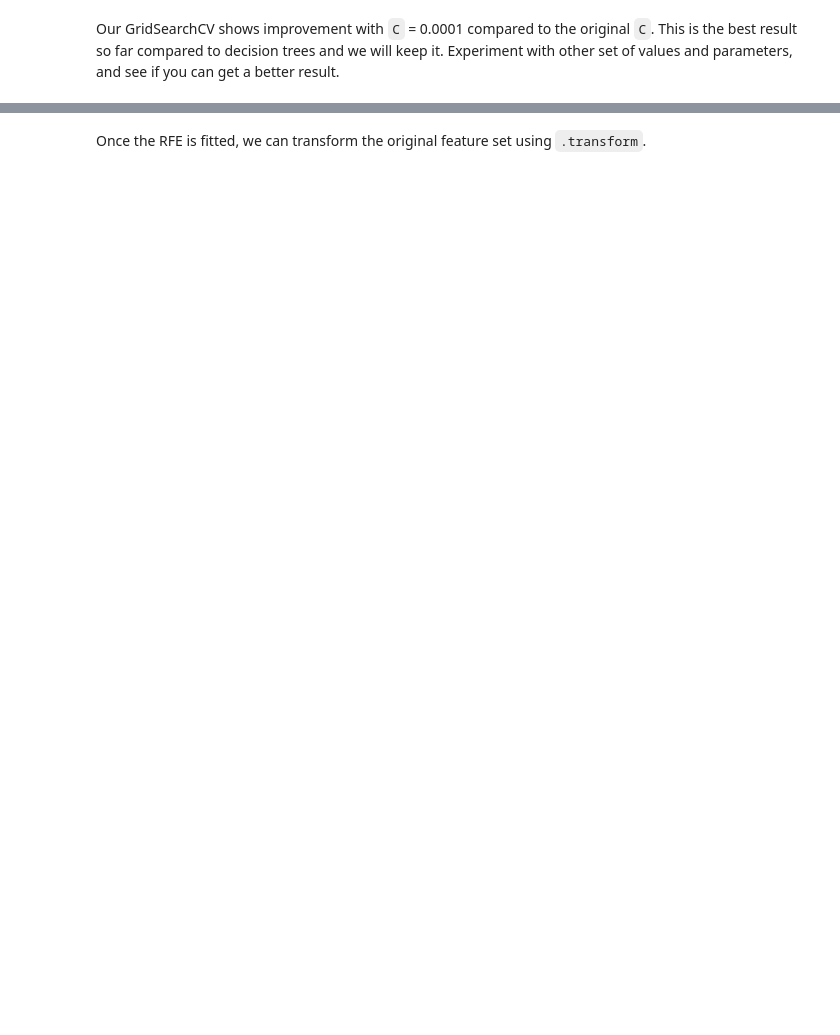
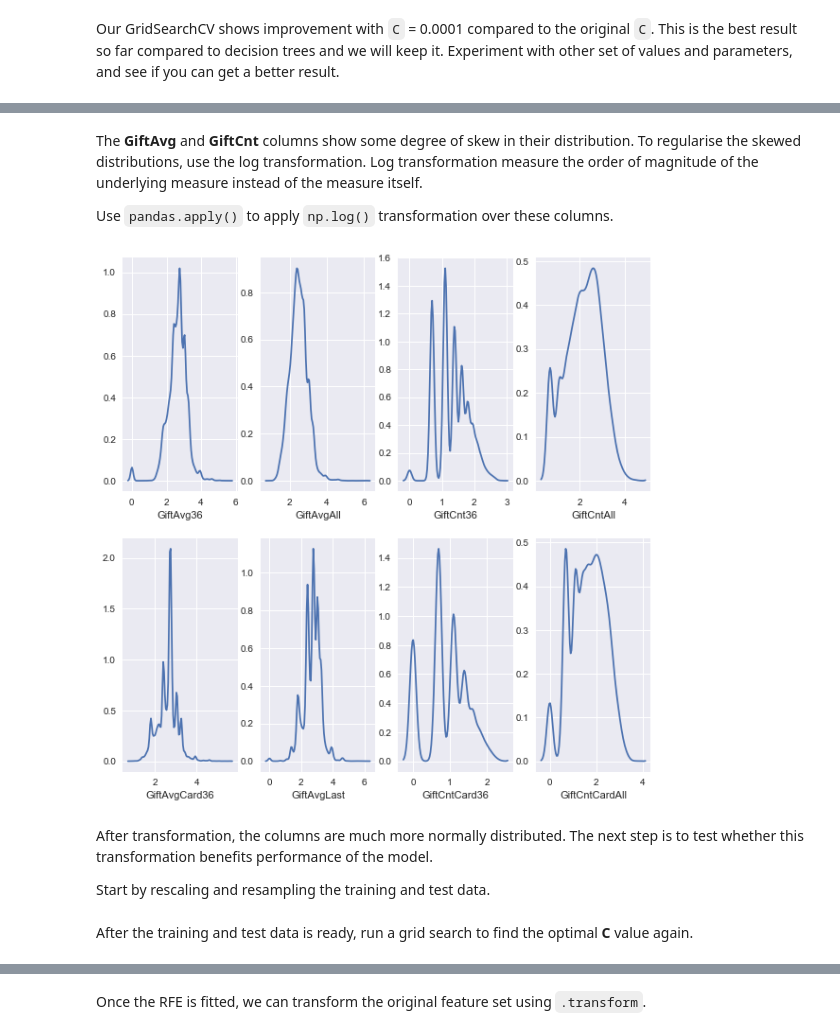
Before and after one commit to liehendi11/IFN645, a Jupyter notebook: prac4 - regression.ipynb, the cells around one changed output, grey strips where cells are left out. Saved outputs shown, nothing was run; the diff lists cells and outputs as text; code cells hidden in the pictures; blank space fills up the shorter version.

```diff
--- a/prac4 - regression.ipynb
+++ b/prac4 - regression.ipynb
@@ -235,0 +302,27 @@ Our GridSearchCV shows improvement with `C` = 0.0001 compared to the original `C
+# %% [markdown]
+The **GiftAvg** and **GiftCnt** columns show some degree of skew in their distribution. To regularise the skewed distributions, use the log transformation. Log transformation measure the order of magnitude of the underlying measure instead of the measure itself.
+
+Use `pandas.apply()` to apply `np.log()` transformation over these columns.
+# %%
+import numpy as np
+
+# list columns to be transformed
+columns_to_transform = ['GiftAvg36', 'GiftAvgAll', 'GiftAvgCard36', 'GiftAvgLast',
+                        'GiftCnt36', 'GiftCntAll', 'GiftCntCard36', 'GiftCntCardAll']
+
+# copy the dataframe
+df_log = df.copy()
+
+# transform the columns with np.log
+for col in columns_to_transform:
+    df_log[col] = df_log[col].apply(lambda x: x+1)
+    df_log[col] = df_log[col].apply(np.log)
+
+# plot them again to show the distribution
+plot_skewed_columns(df_log)
+# %% [output]
+[figure, added]
+# %% [markdown]
+After transformation, the columns are much more normally distributed. The next step is to test whether this transformation benefits performance of the model.
+
+Start by rescaling and resampling the training and test data.
@@ -235,0 +338,2 @@ Our GridSearchCV shows improvement with `C` = 0.0001 compared to the original `C
+# %% [markdown]
+After the training and test data is ready, run a grid search to find the optimal **C** value again.
```
Also changed, not shown: parts of 43 cells of this notebook, 3 other files.
